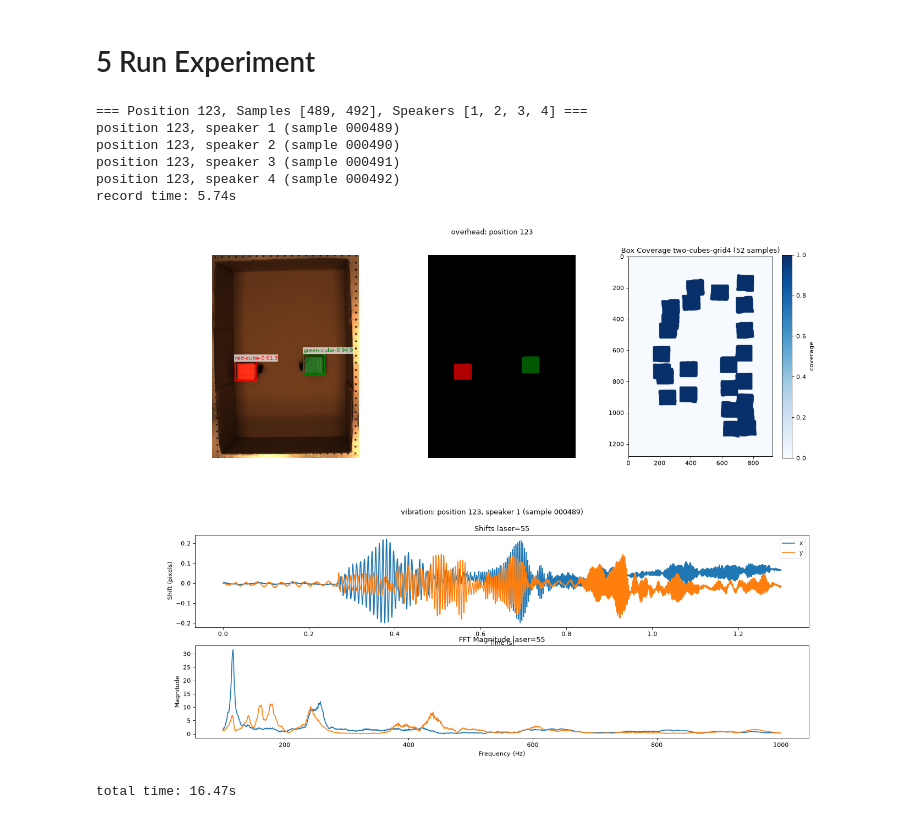
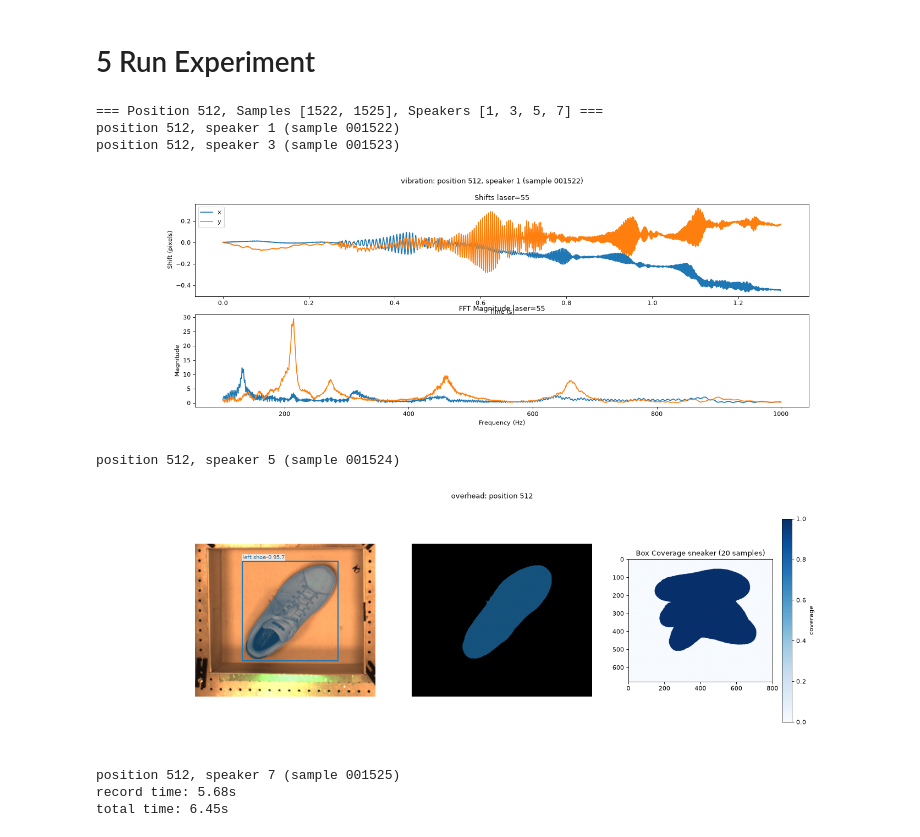
Before and after one commit to eitanturok/good-vibrations, a Jupyter notebook: src/record.ipynb, the cells around one changed output. Cells and saved outputs as stored; diff of their text form; code cells hidden in the pictures.

```diff
--- a/src/record.ipynb
+++ b/src/record.ipynb
@@ -98,11 +98,11 @@ N_ROI_COLUMNS = 10 # columns
 
 # calibrate on a smaller ROI with lower FPS
 CALIBRATION_FPS = 500
-CALIBRATION_EXPOSURE = 140
+CALIBRATION_EXPOSURE = 30
 CALIBRATION_GAIN = 1
 
 FPS = 2_500
-EXPOSURE = 140
+EXPOSURE = 30
 GAIN = 1
 
 BUFFER_PART_COUNT = 1625 # makes it faster to capture/send frames
@@ -1478,6 +1470,6 @@ def make_plots(debug_dir, sample_dir, vibration, seg_thread, crop_overhead, posi
 # %%
 # create directories, files
-experiment_dir = Path(r'D:/eturok/2026_09_07_cardboard_box')
+experiment_dir = Path(r'D:/eturok/2026_09_08_shoebox')
 base_sample_dir = experiment_dir / 'samples'
 base_sample_dir.mkdir(parents=True, exist_ok=True)
 
@@ -1517,13 +1509,13 @@ VIBRATE = True
 SAVE = True
 DEBUG = True
 
-speakers    = [1, 2, 3, 4]
-box         = 'cardboard'
+speakers    = [1, 3, 5, 7]
+box         = 'shoebox'
 
-objects     = {'red-cube':1, 'green-cube': 1}
-layout      = 'two-cubes-grid4'
-# description  = f"An empty {box} box from a bird's eye view."
-description  = f"{len(objects)} metal cubes on the floor of a {box} box from a bird's eye view."
+objects     = {'left shoe': 1}
+layout      = 'sneaker'
+description  = f"{', '.join(objects.keys())} on the floor of a {box} box from a bird's eye view."
+if len(objects) == 0: description  = f"An empty {box} box from a bird's eye view."
 prompts   = [PROMPTS[o] for o in objects]
 
 t0          = time.perf_counter()
@@ -1538,6 +1530,7 @@ time.sleep(HAND_DELAY) # so my hand isn't in the photo
 raw_overhead  = capture_overhead(overhead_cam)[0]
 crop_overhead = crop(raw_overhead, **CROP_PARAMS[box])
 seg_thread    = Task(segment, crop_overhead, prompts, objects) # run this async
+plot_overhead_thread = Task(make_overhead_plot, DEBUG_DIR, seg_thread, crop_overhead, position_id)
 
 if VIBRATE:
     cam.grabber.flush_buffers() # start the camera once per position, not once per sample, so it runs faster
@@ -1551,46 +1544,53 @@ if VIBRATE:
             # play audio and capture vibrations
             play_audio(speaker_audio, speaker)
             vibration = capture_vibrations(cam, n_frames, cam_h, cam_w)
 
             # plot vibration from first speaker and save async
-            if i == 0 and DEBUG: plot_thread = Task(make_plots, DEBUG_DIR, sample_dirs[0], vibration, seg_thread, crop_overhead, position_id, speaker)
-            if SAVE: jobs.append(Task(save_sample, speaker, sample_dirs[i], vibration, position_id))
+            if i == 0 and DEBUG: plot_vibration_thread = Task(make_vibration_plot, DEBUG_DIR, sample_dirs[i], speaker, vibration)
+            if SAVE: jobs.append(Task(save_sample, speaker, sample_dirs[i], vibration, position_id, seg_thread))
 
             # show debug plots the instant they're ready, then forget the thread
-            if plot_thread is not None and not plot_thread.is_alive():
+            if plot_overhead_thread is not None and not plot_overhead_thread.is_alive():
                 display(Image(filename=str(DEBUG_DIR / 'overhead.png')))
+                plot_overhead_thread = None
+
+            if plot_vibration_thread is not None and not plot_vibration_thread.is_alive():
                 display(Image(filename=str(DEBUG_DIR / 'vibration.png')))
-                plot_thread = None
+                plot_vibration_thread = None
     finally:
         cam.grabber.stop() # close the camera
         cam.grabber.flush_buffers()
 
 # signal that we are done
 play_audio(done_audio, [1, 2, 3, 4, 5, 6, 7, 8])
 print(f'record time: {time.perf_counter() - t0:.2f}s')
 
-# plot
-if plot_thread is not None:
-    plot_thread.join() # block until plots are made
+# plot overhead
+if plot_overhead_thread is not None:
+    plot_overhead_thread.join() # block until plots are made
     display(Image(filename=str(DEBUG_DIR / 'overhead.png')))
+    plot_overhead_thread = None
+
+if VIBRATE and plot_vibration_thread is not None:
+    plot_vibration_thread.join() # block until plots are made
     display(Image(filename=str(DEBUG_DIR / 'vibration.png')))
     plot_thread = None
 
 # update positions
 add_position(positions_file, position_id, [d.name for d in sample_dirs])
 
 # block until finish saving samples
 [t.join() for t in jobs]
 jobs.clear() # clear memory from previous samples
 
 print(f'total time: {time.perf_counter() - t0:.2f}s')
 # %% [output]
-=== Position 123, Samples [489, 492], Speakers [1, 2, 3, 4] ===
-position 123, speaker 1 (sample 000489)
-position 123, speaker 2 (sample 000490)
-position 123, speaker 3 (sample 000491)
-position 123, speaker 4 (sample 000492)
-record time: 5.74s
+=== Position 512, Samples [1522, 1525], Speakers [1, 3, 5, 7] ===
+position 512, speaker 1 (sample 001522)
+position 512, speaker 3 (sample 001523)
-[figure, old version]
+[figure, new version]
+position 512, speaker 5 (sample 001524)
-[figure, old version]
+[figure, new version]
-total time: 16.47s
+position 512, speaker 7 (sample 001525)
+record time: 5.68s
+total time: 6.45s
```
Also changed, not shown: parts of 11 cells of this notebook.
